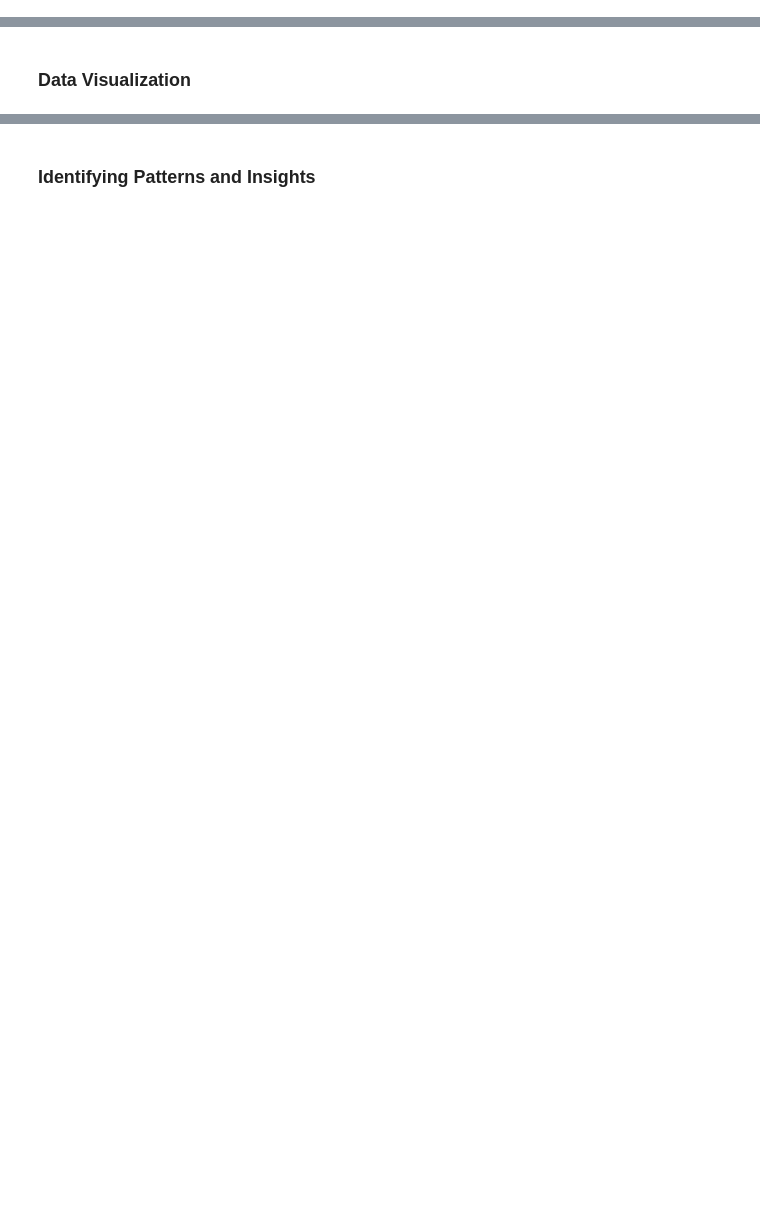
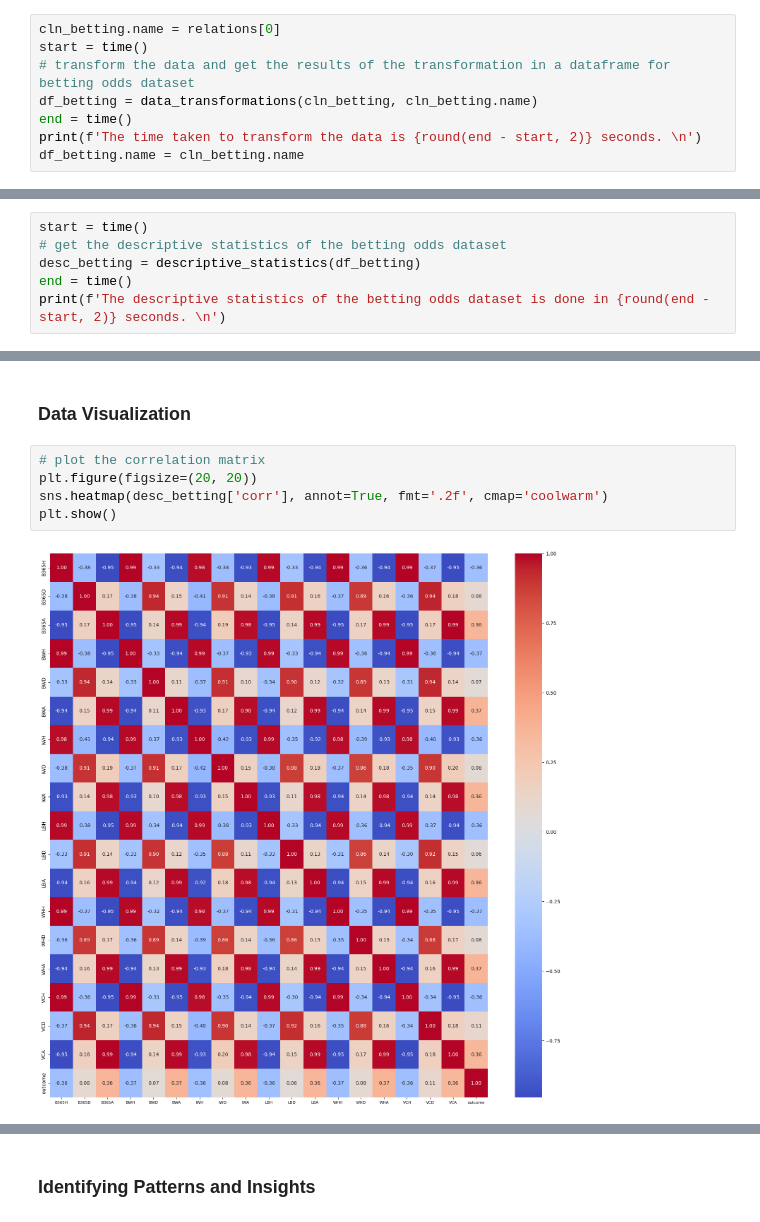
Before and after one commit to arditluzi1/DoppExercise2, a Jupyter notebook: notebooks/match_outcome.ipynb, the cells around one changed output, grey strips where cells are left out. Drawn from its saved outputs; the diff is of its cells as text; blank space fills up the shorter version.

Commit message:
mostly done

```diff
--- a/notebooks/match_outcome.ipynb
+++ b/notebooks/match_outcome.ipynb
@@ -593,0 +796,8 @@ dtype: int64
+# %%
+cln_betting.name = relations[0]
+start = time()
+# transform the data and get the results of the transformation in a dataframe for betting odds dataset
+df_betting = data_transformations(cln_betting, cln_betting.name)
+end = time()
+print(f'The time taken to transform the data is {round(end - start, 2)} seconds. \n')
+df_betting.name = cln_betting.name
@@ -602,0 +955,6 @@ This may include visualizing the data and calculating summary statistics.
+# %%
+start = time()
+# get the descriptive statistics of the betting odds dataset
+desc_betting = descriptive_statistics(df_betting)
+end = time()
+print(f'The descriptive statistics of the betting odds dataset is done in {round(end - start, 2)} seconds. \n')
@@ -603,2 +1027,9 @@ This may include visualizing the data and calculating summary statistics.
 # %% [markdown]
 ### Data Visualization
+# %%
+# plot the correlation matrix
+plt.figure(figsize=(20, 20))
+sns.heatmap(desc_betting['corr'], annot=True, fmt='.2f', cmap='coolwarm')
+plt.show()
+# %% [output]
+[figure, added]
```
Also changed, not shown: parts of 64 cells of this notebook, 2 other files.
